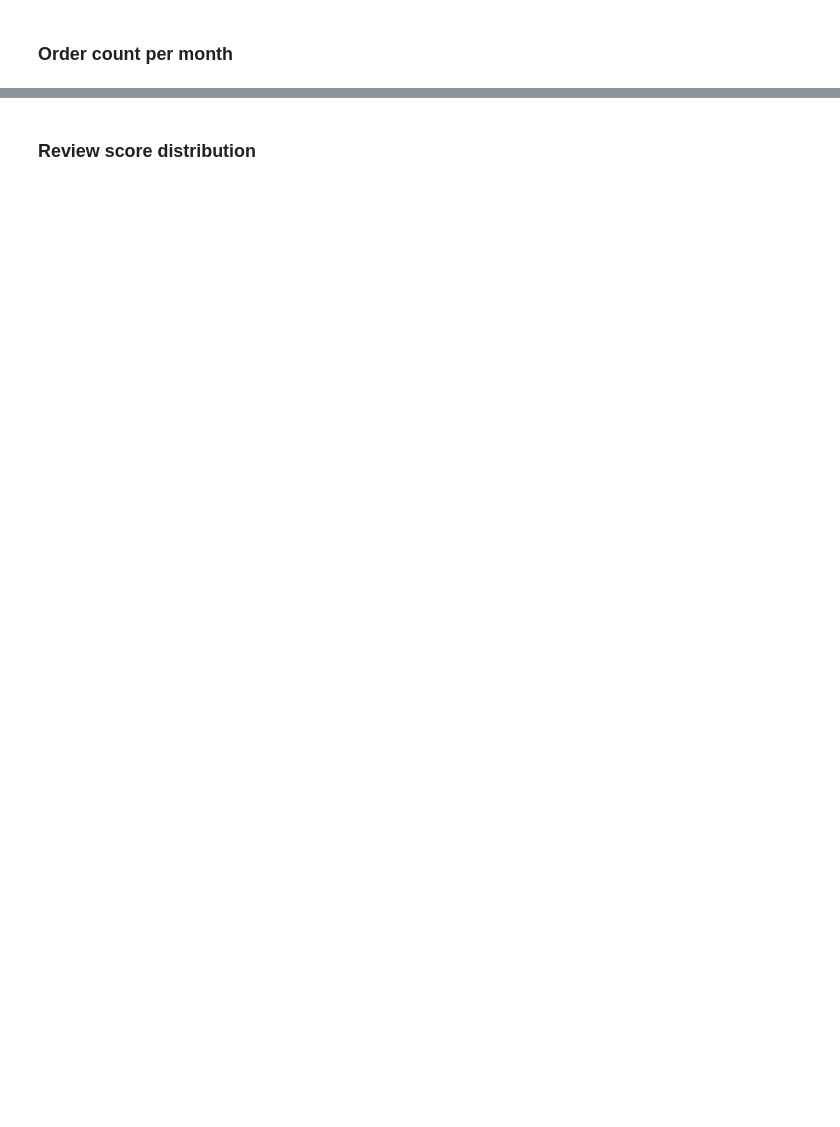
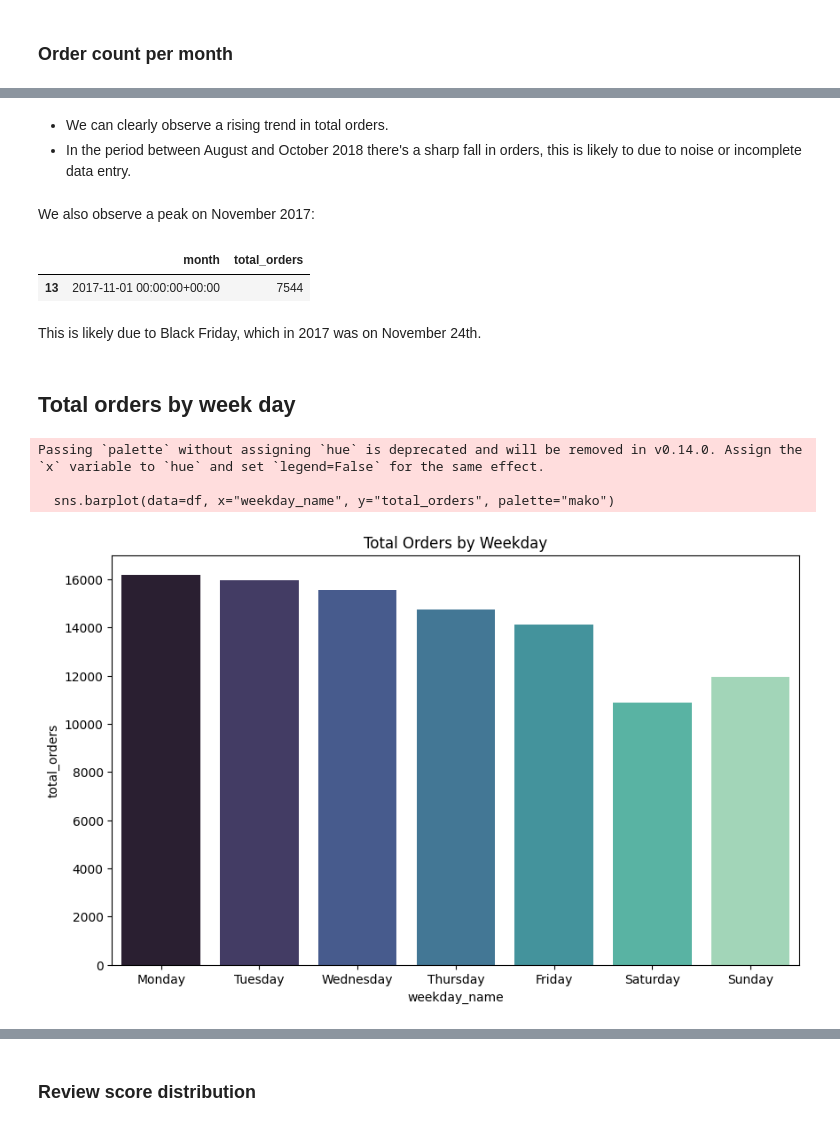
Before and after one commit to ScriptFizz/olist_data_warehouse, a Jupyter notebook: src/eda/EDA.ipynb, the cells around one changed output, grey strips where cells are left out. Cells and saved outputs as stored; diff of their text form; code cells hidden in the pictures; blank space fills up the shorter version.

```diff
--- a/src/eda/EDA.ipynb
+++ b/src/eda/EDA.ipynb
@@ -10,9 +19,13 @@ from etl.utils.utils_methods import load_params
 # %%
 params = load_params()
 PROJECT_ID = params["bigquery"]["project_id"]
-DATASET_ID = params["bigquery"]["dataset_id"]
+DATASET_ID = params["bigquery"]["datasets"]["raw"]
+CORE_DATASET_ID = params["bigquery"]["datasets"]["core"]
+ANALYTICS_DATASET_ID = params["bigquery"]["datasets"]["analytics"]
 print("Working project ID: ", PROJECT_ID)
 print("Dataset ID: ", DATASET_ID)
+print("Core Dataset ID: ", CORE_DATASET_ID)
+print("Analytics Dataset ID: ", ANALYTICS_DATASET_ID)
 # %% [output]
 Working project ID:  olist-data-warehouse-48014
 Dataset ID:  olist_dw
@@ -28,7 +43,7 @@ def run_query(query: str, project_id: str) -> pd.DataFrame:
     Returns:
         (pd.DataFrame): pandas DataFrame with the results of the query.
     """
-    client = bigquery.Client(project_id=project_id)
+    client = bigquery.Client(project=project_id)
     query_job = client.query(query)
     results = query_job.result()
     return results.to_dataframe()
@@ -57,0 +79,37 @@ plt.show()
+# %% [markdown]
+<ul>
+    <li>We can clearly observe a rising trend in total orders.</li>
+    <li>In the period between August and October 2018 there's a sharp fall in orders, this is likely to due to noise or incomplete data entry.</li>
+</ul>
+# %% [markdown]
+We also observe a peak on November 2017:
+# %%
+df[df["total_orders"] == df["total_orders"].max()]
+# %% [output]
+|  | month | total_orders |
+| 13 | 2017-11-01 00:00:00+00:00 | 7544 |
+# %% [markdown]
+This is likely due to Black Friday, which in 2017 was on November 24th.
+# %% [markdown]
+## Total orders by week day
+# %%
+qry = f"""
+SELECT
+MOD(EXTRACT(DAYOFWEEK FROM purchase_ts) + 5, 7)  AS weekday_number,
+FORMAT_TIMESTAMP('%A', purchase_ts) AS weekday_name,
+COUNT(*) AS total_orders
+FROM `{PROJECT_ID}.{DATASET_ID}.orders`
+GROUP BY weekday_number, weekday_name
+ORDER BY weekday_number
+"""
+
+df = run_query(query=qry, project_id=PROJECT_ID)
+plt.figure(figsize=(10, 6))
+sns.barplot(data=df, x="weekday_name", y="total_orders", palette="mako")
+plt.title("Total Orders by Weekday")
+plt.show()
+# %% [output]
+Passing `palette` without assigning `hue` is deprecated and will be removed in v0.14.0. Assign the `x` variable to `hue` and set `legend=False` for the same effect.
+
+  sns.barplot(data=df, x="weekday_name", y="total_orders", palette="mako")
+[figure, added]
```
Also changed, not shown: parts of 98 cells of this notebook, 21 other files.
